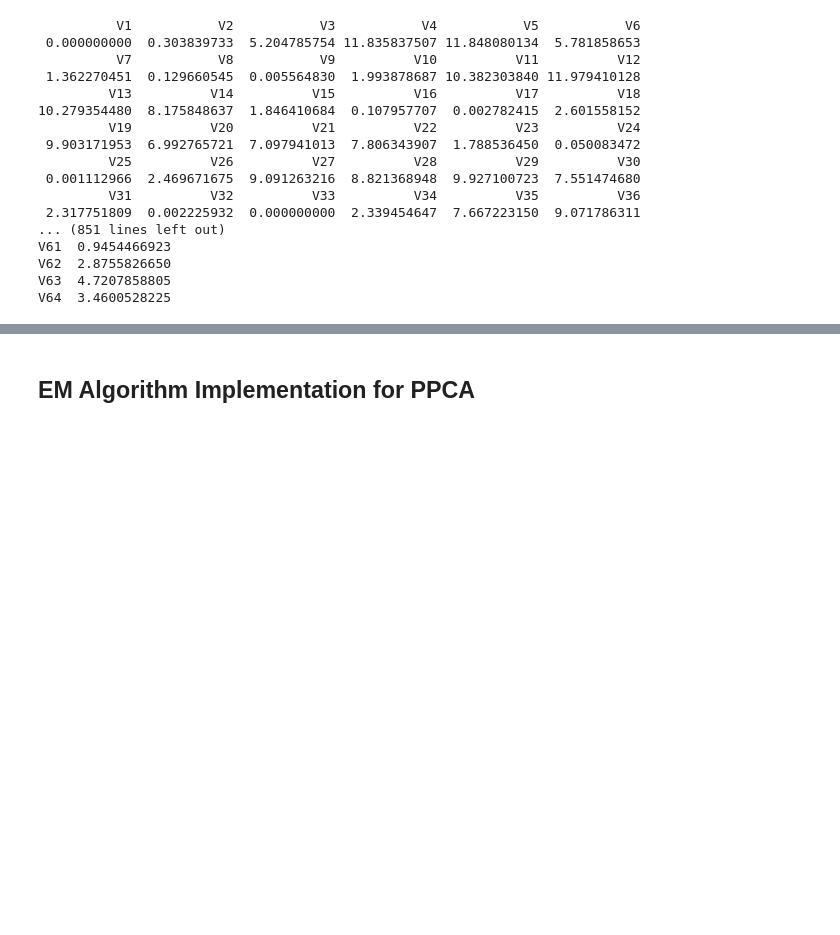
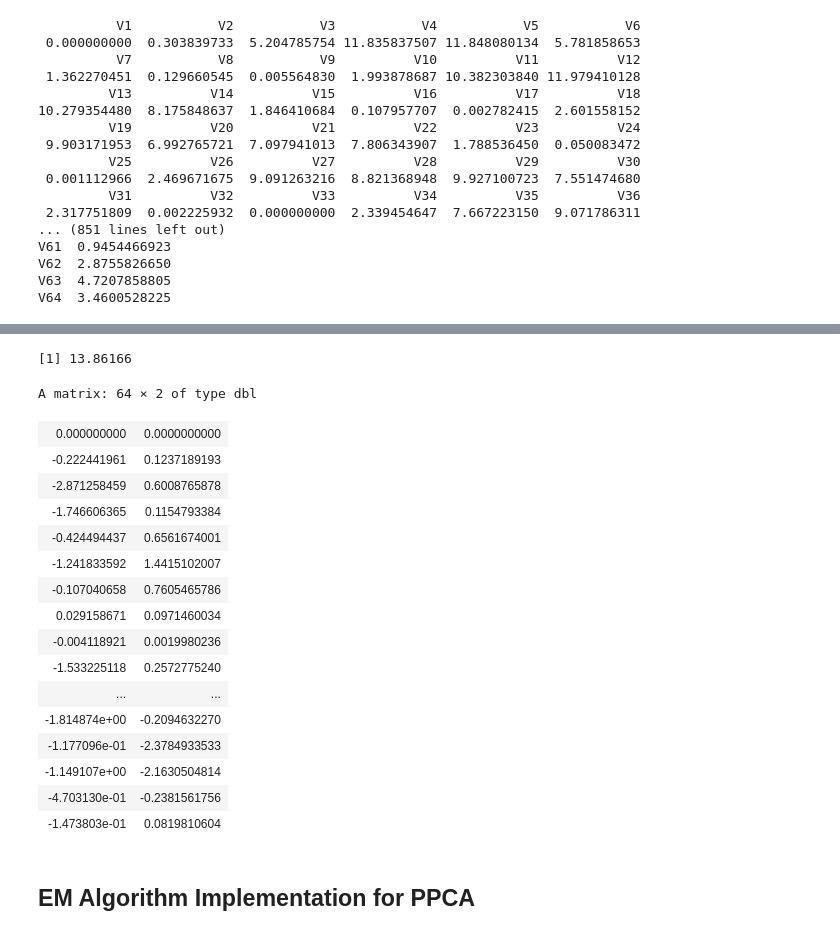
Before and after one commit to RonnieXIE2001/assi, a Jupyter notebook: Assignment1/code_R.ipynb, the cells around one changed output, grey strips where cells are left out. Cells and saved outputs as stored; diff of their text form; code cells hidden in the pictures; blank space fills up the shorter version.

```diff
--- a/Assignment1/code_R.ipynb
+++ b/Assignment1/code_R.ipynb
@@ -100,3 +100,10 @@ V61  0.9454466923
 V62  2.8755826650
 V63  4.7207858805
 V64  3.4600528225
+# %%
+#(b)Perform spectral decomposition of the sample covariance matrix.
+eig <- eigen(s_cov)
+lambda <- eig$values ## eigenvalues
+U <- eig$vectors ## eigenvectors
+print(lambda)
+print(U)
@@ -102,0 +128,7 @@ V64  3.4600528225
+# %%
+#(c)Compute \sigma^2 and W， （M=2）
+M=2
+lambda_M <- lambda[1:M]
+U_M <- U[, 1:M]
+print(lambda_M)
+print(U_M)
@@ -103,3 +153,30 @@ V64  3.4600528225
+# %%
+D = 64
+sigma2_ml <- mean(lambda[(M + 1):D])
+sigma2_ml
+# %% [output]
+[1] 13.86166
+# %%
+W_ML <- U_M %*% sqrt(diag(lambda_M) - sigma2_ml*diag(2))
+W_ML
+# %% [output]
+A matrix: 64 × 2 of type dbl
+| 0.000000000 | 0.0000000000 |
+| -0.222441961 | 0.1237189193 |
+| -2.871258459 | 0.6008765878 |
+| -1.746606365 | 0.1154793384 |
+| -0.424494437 | 0.6561674001 |
+| -1.241833592 | 1.4415102007 |
+| -0.107040658 | 0.7605465786 |
+| 0.029158671 | 0.0971460034 |
+| -0.004118921 | 0.0019980236 |
+| -1.533225118 | 0.2572775240 |
+| ... | ... |
+| -1.814874e+00 | -0.2094632270 |
+| -1.177096e-01 | -2.3784933533 |
+| -1.149107e+00 | -2.1630504814 |
+| -4.703130e-01 | -0.2381561756 |
+| -1.473803e-01 | 0.0819810604 |
 # %% [markdown]
 
 ## EM Algorithm Implementation for PPCA
```
Also changed, not shown: parts of 2 cells of this notebook.
